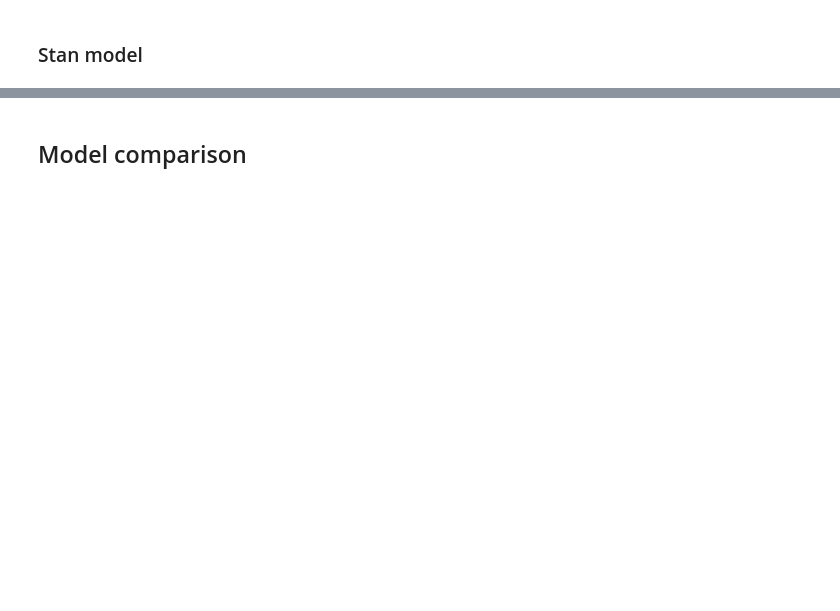
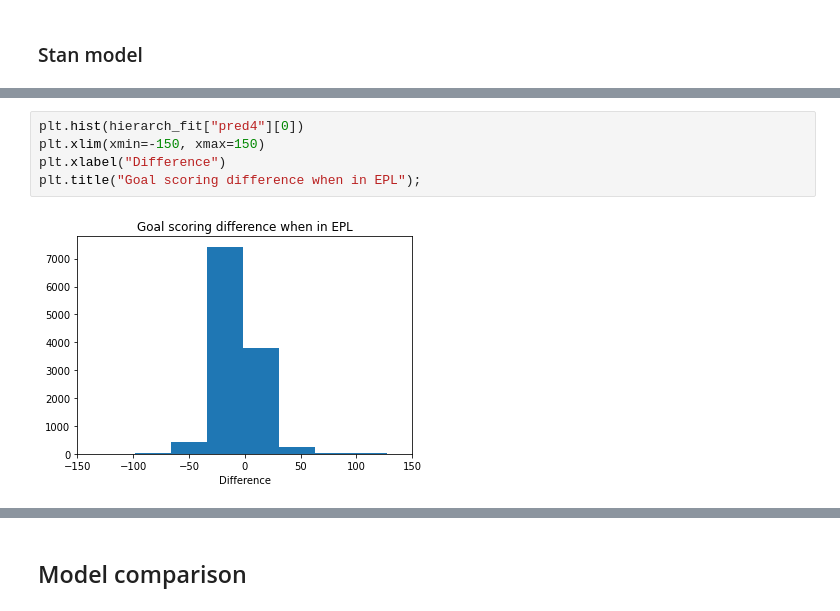
Before and after one commit to shiftleino/bayesian-premier, a Jupyter notebook: analysis.ipynb, the cells around one changed output, grey strips where cells are left out. Saved outputs shown, nothing was run; the diff lists cells and outputs as text; blank space fills up the shorter version.

```diff
--- a/analysis.ipynb
+++ b/analysis.ipynb
@@ -809,0 +912,7 @@ model {
+# %%
+plt.hist(hierarch_fit["pred4"][0])
+plt.xlim(xmin=-150, xmax=150)
+plt.xlabel("Difference")
+plt.title("Goal scoring difference when in EPL");
+# %% [output]
+[figure, added]
```
Also changed, not shown: parts of 34 cells of this notebook, 1 other file.
